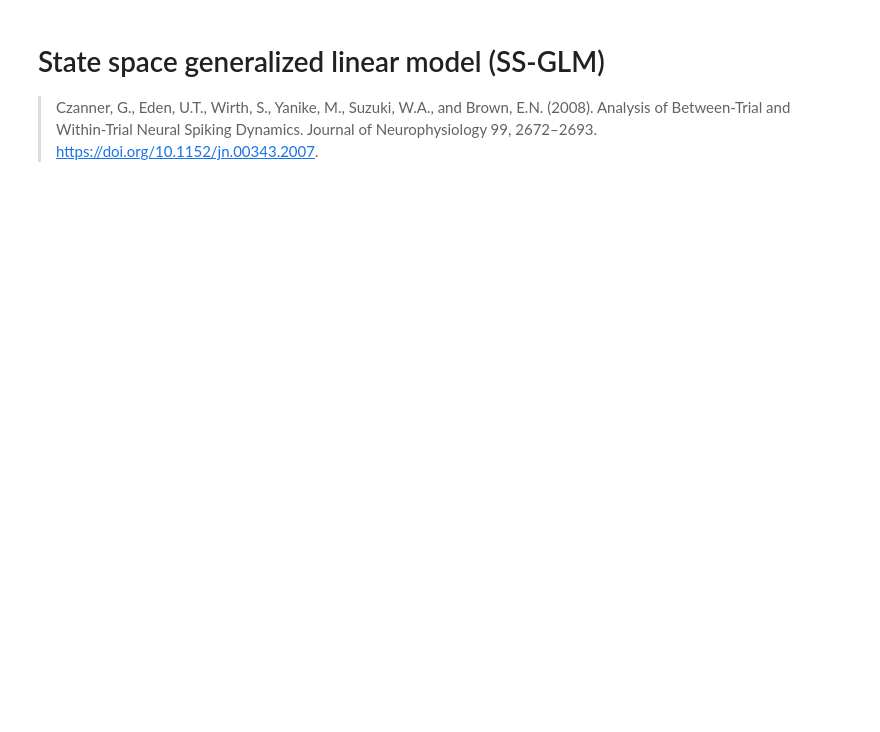
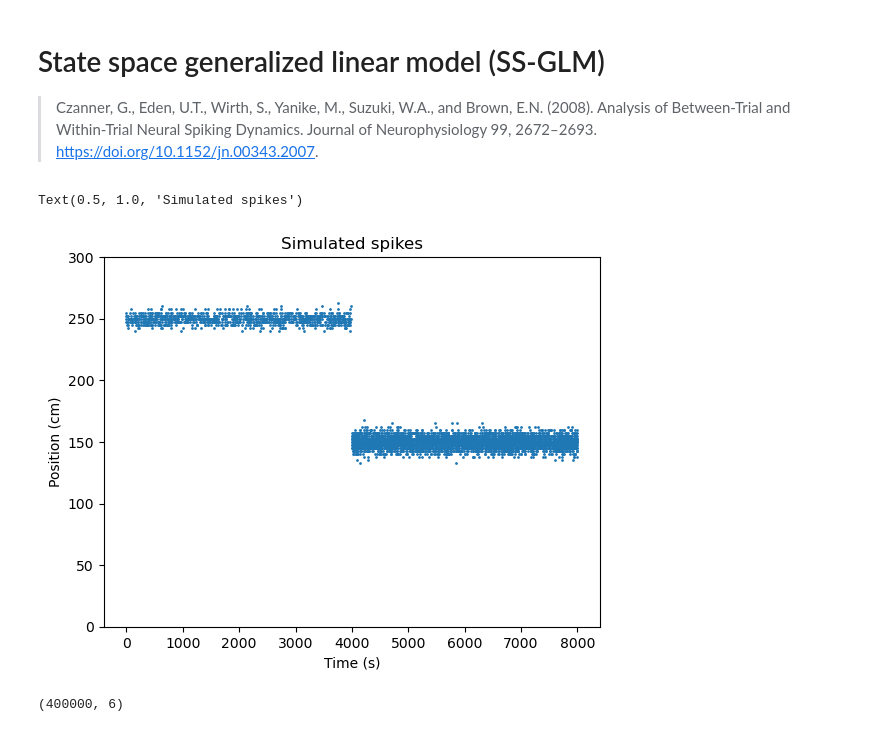
Before and after one commit to edeno/state_space_practice, a Jupyter notebook: notebooks/2008_czanner_brown.ipynb, the cells around one changed output. Drawn from its saved outputs; the diff is of its cells as text; code cells hidden in the pictures; blank space fills up the shorter version.

```diff
--- a/notebooks/2008_czanner_brown.ipynb
+++ b/notebooks/2008_czanner_brown.ipynb
@@ -173,0 +165,65 @@ def stochastic_point_process_smoother(
+# %%
+import numpy as np
+import matplotlib.pyplot as plt
+
+
+def log_receptive_field_model(position: np.ndarray, params: np.ndarray) -> np.ndarray:
+    log_max_rate, place_field_center, scale = params
+    return log_max_rate - (position - place_field_center) ** 2 / (2 * scale**2)
+
+
+def receptive_field_model(position: np.ndarray, params: np.ndarray) -> np.ndarray:
+    return np.exp(log_receptive_field_model(position, params))
+
+
+def simulate_eden_brown_2004_jump():
+    dt = 0.020  # seconds
+    total_time = 8000.0  # seconds
+    n_total_steps = int(total_time / dt)
+
+    time = np.arange(0, total_time, dt)
+
+    speed = 125.0  # cm/s
+    track_length = 300.0  # cm
+
+    run1 = np.arange(0, track_length, speed * dt)
+    run2 = np.arange(track_length, 0, -speed * dt)
+    run = np.concatenate((run1, run2))
+
+    position = np.concatenate([run] * int(np.ceil(n_total_steps / run.shape[0])))
+    position = position[:n_total_steps]
+
+    true_params1 = np.array([np.log(10.0), 250.0, np.sqrt(12.0)])
+    true_params2 = np.array([np.log(30.0), 150.0, np.sqrt(20.0)])
+    true_rate1 = receptive_field_model(position[: position.shape[0] // 2], true_params1)
+    true_rate2 = receptive_field_model(position[position.shape[0] // 2 :], true_params2)
+    true_rate = np.concatenate((true_rate1, true_rate2))
+    spike_indicator = np.random.poisson(true_rate * dt)
+
+    return time, position, spike_indicator, dt, true_params1, true_params2
+
+
+time, position, spike_indicator, dt, true_params1, true_params2 = (
+    simulate_eden_brown_2004_jump()
+)
+
+plt.scatter(
+    time[spike_indicator.nonzero()[0]], position[spike_indicator.nonzero()[0]], s=1
+)
+plt.ylim((0, 300))
+plt.ylabel("Position (cm)")
+plt.xlabel("Time (s)")
+plt.title("Simulated spikes")
+# %% [output]
+Text(0.5, 1.0, 'Simulated spikes')
+[figure, added]
+# %%
+from patsy import dmatrix
+
+
+model_formula = "bs(x, df=6, degree=3, include_intercept=True) - 1"
+design_matrix = dmatrix(model_formula, {"x": position})
+design_matrix = jnp.asarray(design_matrix)
+design_matrix.shape
+# %% [output]
+(400000, 6)
```
Also changed, not shown: parts of 7 cells of this notebook, 12 other files.
